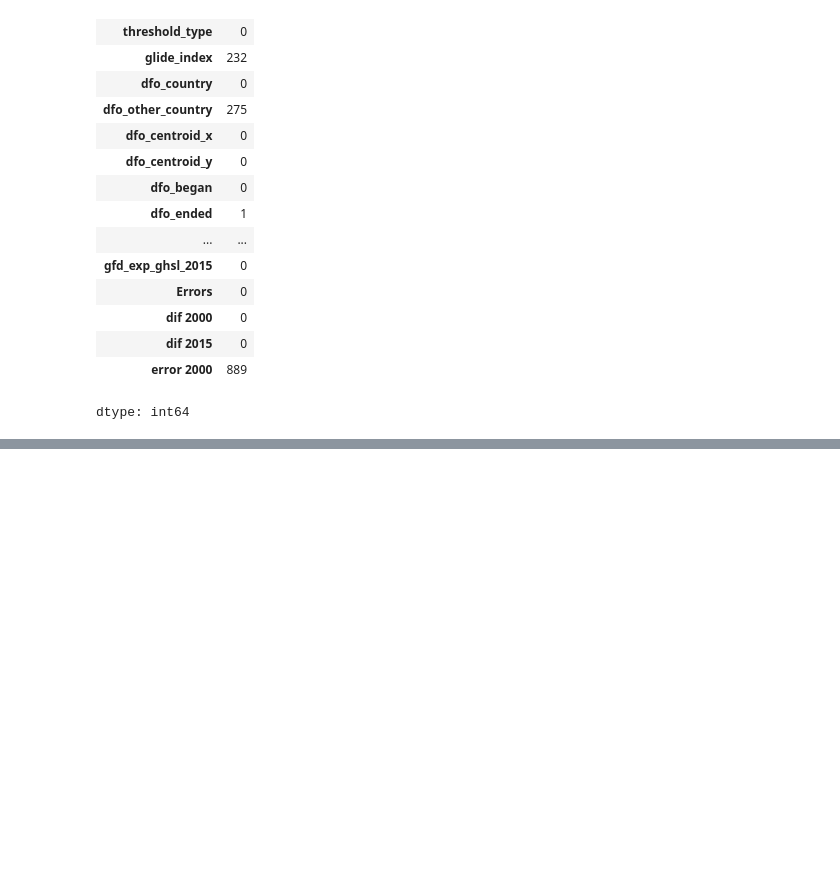
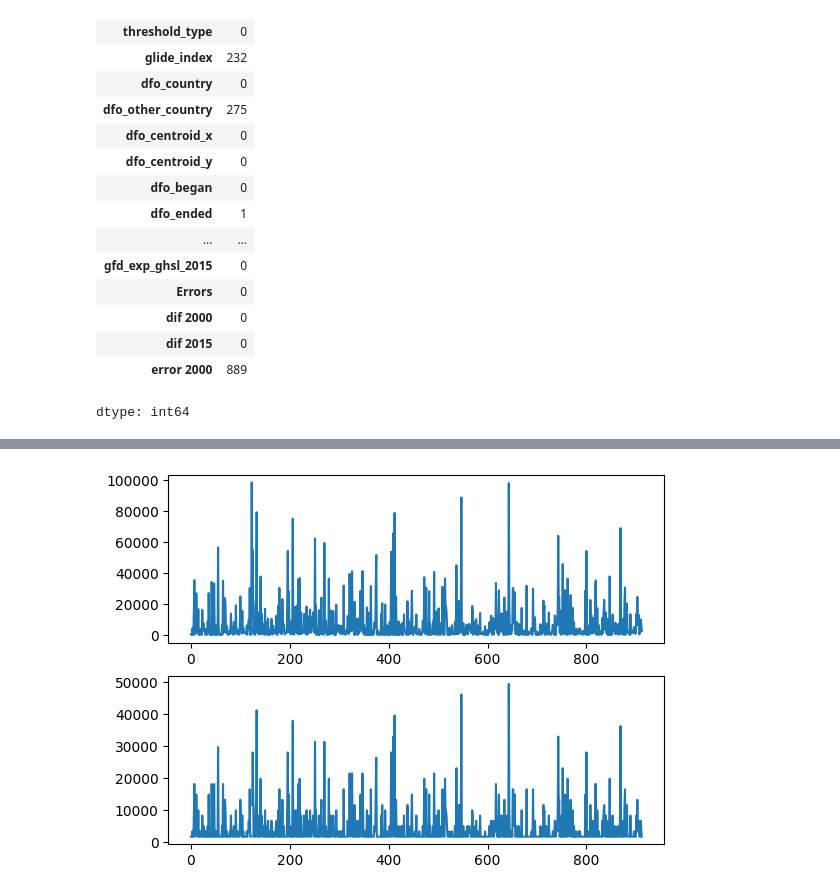
Before and after one commit to Panachai-spec007/BSC_DPDM2025, a Jupyter notebook: Ch3_Data_Preprocessing.ipynb, the cells around one changed output, grey strips where cells are left out. Saved outputs shown, nothing was run; the diff lists cells and outputs as text; code cells hidden in the pictures; blank space fills up the shorter version.

```diff
--- a/Ch3_Data_Preprocessing.ipynb
+++ b/Ch3_Data_Preprocessing.ipynb
@@ -208,0 +272,7 @@ dtype: int64
+# %%
+plt.subplot(2,1,1);
+plt.plot(flood['gfd_area']);
+plt.subplot(2,1,2);
+plt.plot(flood['gfd_area_bin']);
+# %% [output]
+[figure, added]
```
Also changed, not shown: parts of 29 cells of this notebook.
